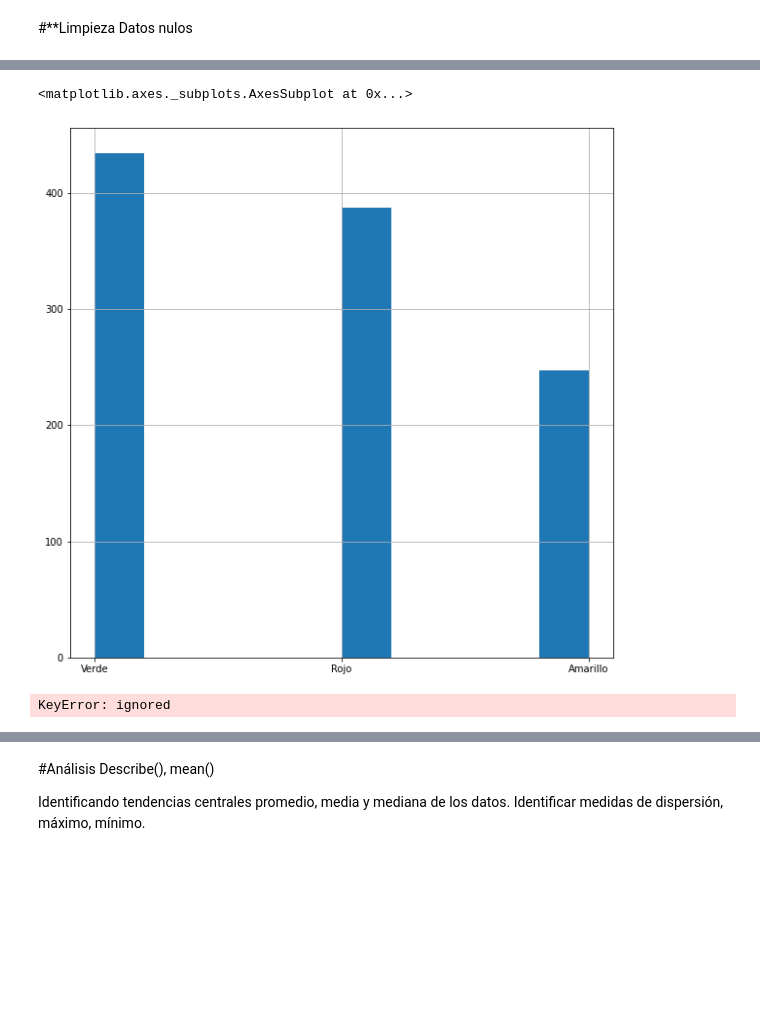
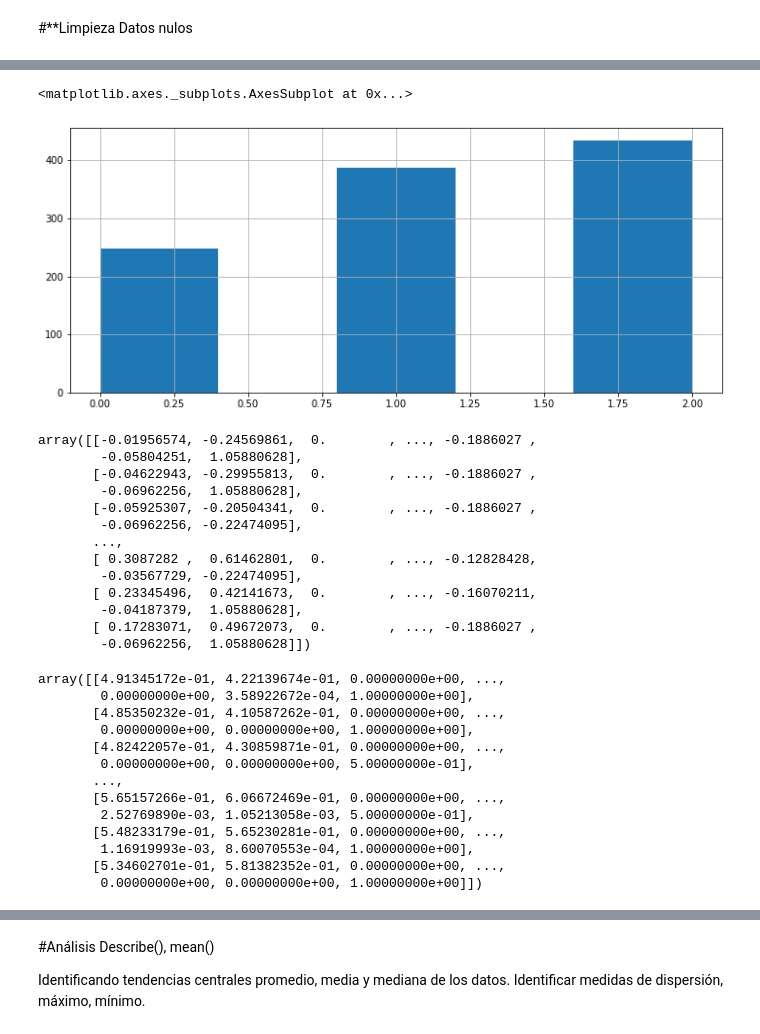
Before and after one commit to PosgradoMNA/actividades-del-projecto-equipo_98, a Jupyter notebook: Reto_DS_Parte_1.ipynb, the cells around one changed output, grey strips where cells are left out. Drawn from its saved outputs; the diff is of its cells as text; code cells hidden in the pictures; blank space fills up the shorter version.

```diff
--- a/Reto_DS_Parte_1.ipynb
+++ b/Reto_DS_Parte_1.ipynb
@@ -188,9 +207,8 @@ dtype: int64
 # %%
 df_sub = df_subte.copy()
 
-df_sub = df.drop(['CLAVE', 'SITIO', 'ORGANISMO_DE_CUENCA', 'ESTADO', 'MUNICIPIO', 'ACUIFERO','SUBTIPO', 'PERIODO', 'ALC_mg/L', 'CALIDAD_ALC', 'CONDUCT_mS/cm', 'CALIDAD_CONDUC', 'SDT_mg/L',
-                  'CALIDAD_SDT_ra', 'CALIDAD_SDT_salin', 'CALIDAD_FLUO', 'CALIDAD_DUR', 'CALIDAD_COLI_FEC', 'CALIDAD_N_NO3', 'CALIDAD_AS', 'CALIDAD_CD', 'CR_TOT_mg/L','CALIDAD_CR', 'CALIDAD_HG',
-                  'CALIDAD_PB', 'CALIDAD_MN', 'CALIDAD_FE', 'CONTAMINANTES', 'CUMPLE_CON_ALC', 'CUMPLE_CON_COND', 'CUMPLE_CON_SDT_ra', 'CUMPLE_CON_SDT_salin', 'CUMPLE_CON_FLUO', 'CUMPLE_CON_DUR',
-                  'CUMPLE_CON_CF', 'CUMPLE_CON_NO3', 'CUMPLE_CON_AS', 'CUMPLE_CON_CD', 'CUMPLE_CON_CR', 'CUMPLE_CON_HG', 'CUMPLE_CON_PB', 'CUMPLE_CON_MN', 'CUMPLE_CON_FE'], axis = 1)
+df_sub = df.drop(['CLAVE', 'SITIO', 'ORGANISMO_DE_CUENCA', 'ESTADO', 'MUNICIPIO',	'ACUIFERO',	'SUBTIPO',	'CALIDAD_ALC', 'CALIDAD_CONDUC',	'SDT_mg/L',	'CALIDAD_SDT_ra',	'CALIDAD_SDT_salin',	'CALIDAD_FLUO',	'CALIDAD_DUR',	'CALIDAD_COLI_FEC',	'CALIDAD_N_NO3',	'CALIDAD_AS',	'CALIDAD_CD',	'CALIDAD_CR',
+                  'CALIDAD_HG',	'CALIDAD_PB',	'CALIDAD_MN',	'CALIDAD_FE',	'CONTAMINANTES',	'CUMPLE_CON_ALC',	'CUMPLE_CON_COND',	'CUMPLE_CON_SDT_ra',	'CUMPLE_CON_SDT_salin',	'CUMPLE_CON_FLUO',	'CUMPLE_CON_DUR',	'CUMPLE_CON_CF',	'CUMPLE_CON_NO3',	'CUMPLE_CON_AS',
+                  'CUMPLE_CON_CD',	'CUMPLE_CON_CR',	'CUMPLE_CON_HG',	'CUMPLE_CON_PB',	'CUMPLE_CON_MN',	'CUMPLE_CON_FE'], axis = 1)
 df_sub
 # %% [output]
@@ -298,0 +278,4 @@ df_sub_2
+# %%
+enc_sem = OrdinalEncoder()
+df_sub[['SEMAFORO']] = enc_sem.fit_transform(df_sub[['SEMAFORO']])
+df_sub
@@ -336,18 +356,17 @@ Name: SEMAFORO, dtype: int64
 # %%
 y = df_sub['SEMAFORO']
 y
-y.hist(bins = 10, figsize=(10, 10))
+y.hist(bins = 5, figsize=(12, 5))
 # %% [output]
 <matplotlib.axes._subplots.AxesSubplot at 0x...>
-[figure, old version]
+[figure, new version]
 # %%
 for name in numericas:
 
-  df_sub[name] = df_sub[name].astype('int')
-  df_sub[name] = df_sub[name].astype('int')
-  df_sub[name] = df_sub[name].astype('int')
+  df_sub[name] = df_sub[name].astype('str')
+  df_sub[name] = df_sub[name].str.replace('<25','25')
   df_sub[name] = df_sub[name].str.replace('<0.2','0.2')
-  df_sub[name] = df_sub[name].astype('int')
+  df_sub[name] = df_sub[name].str.replace('<20','20')
   df_sub[name] = df_sub[name].str.replace('<1.1','1.1')
   df_sub[name] = df_sub[name].str.replace('<0.02','0.02')
   df_sub[name] = df_sub[name].str.replace('<0.01','0.01')
@@ -356,11 +375,37 @@ for name in numericas:
   df_sub[name] = df_sub[name].str.replace('<0.0005','0.0004')
   df_sub[name] = df_sub[name].str.replace('<0.0015','0.0015')
   df_sub[name] = df_sub[name].str.replace('<0.025','0.025')
-  df_sub[name] = df_sub[name].astype('int')
-  df_sub[name] = df_sub[name].astype('int')
-  df_sub[name] = df_sub[name].astype('int')
-
-
-df_sub.info()
-# %% [output]
-KeyError: ignored
+# %%
+datos_sc = preprocessing.StandardScaler().fit_transform(df_sub)
+datos_sc
+# %% [output]
+array([[-0.01956574, -0.24569861,  0.        , ..., -0.1886027 ,
+        -0.05804251,  1.05880628],
+       [-0.04622943, -0.29955813,  0.        , ..., -0.1886027 ,
+        -0.06962256,  1.05880628],
+       [-0.05925307, -0.20504341,  0.        , ..., -0.1886027 ,
+        -0.06962256, -0.22474095],
+       ...,
+       [ 0.3087282 ,  0.61462801,  0.        , ..., -0.12828428,
+        -0.03567729, -0.22474095],
+       [ 0.23345496,  0.42141673,  0.        , ..., -0.16070211,
+        -0.04187379,  1.05880628],
+       [ 0.17283071,  0.49672073,  0.        , ..., -0.1886027 ,
+        -0.06962256,  1.05880628]])
+# %%
+datos_minmax = preprocessing.MinMaxScaler().fit_transform(df_sub)
+datos_minmax
+# %% [output]
+array([[4.91345172e-01, 4.22139674e-01, 0.00000000e+00, ...,
+        0.00000000e+00, 3.58922672e-04, 1.00000000e+00],
+       [4.85350232e-01, 4.10587262e-01, 0.00000000e+00, ...,
+        0.00000000e+00, 0.00000000e+00, 1.00000000e+00],
+       [4.82422057e-01, 4.30859871e-01, 0.00000000e+00, ...,
+        0.00000000e+00, 0.00000000e+00, 5.00000000e-01],
+       ...,
+       [5.65157266e-01, 6.06672469e-01, 0.00000000e+00, ...,
+        2.52769890e-03, 1.05213058e-03, 5.00000000e-01],
+       [5.48233179e-01, 5.65230281e-01, 0.00000000e+00, ...,
+        1.16919993e-03, 8.60070553e-04, 1.00000000e+00],
+       [5.34602701e-01, 5.81382352e-01, 0.00000000e+00, ...,
+        0.00000000e+00, 0.00000000e+00, 1.00000000e+00]])
```
Also changed, not shown: parts of 25 cells of this notebook.
